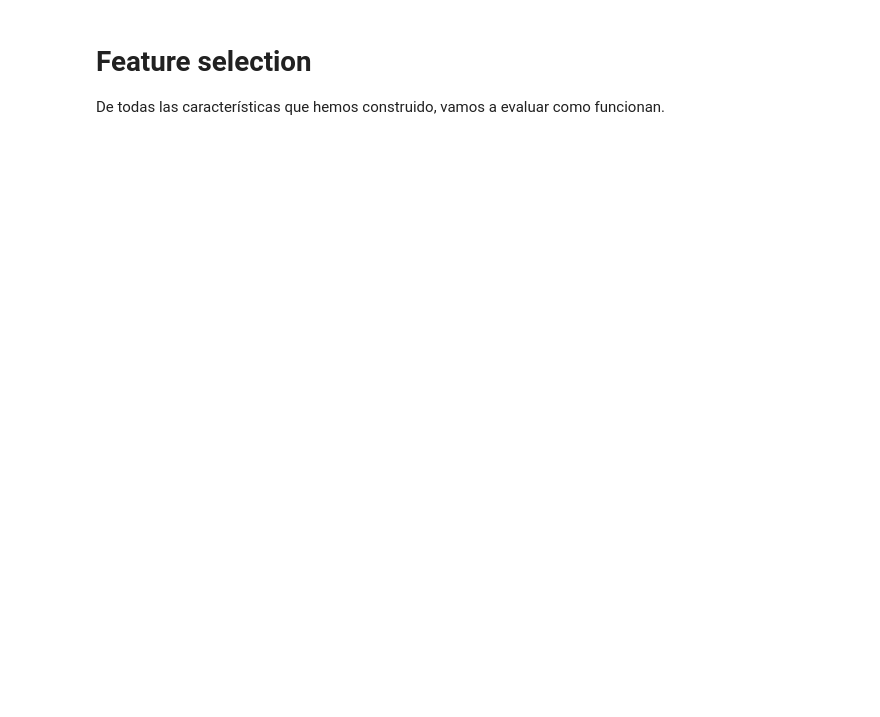
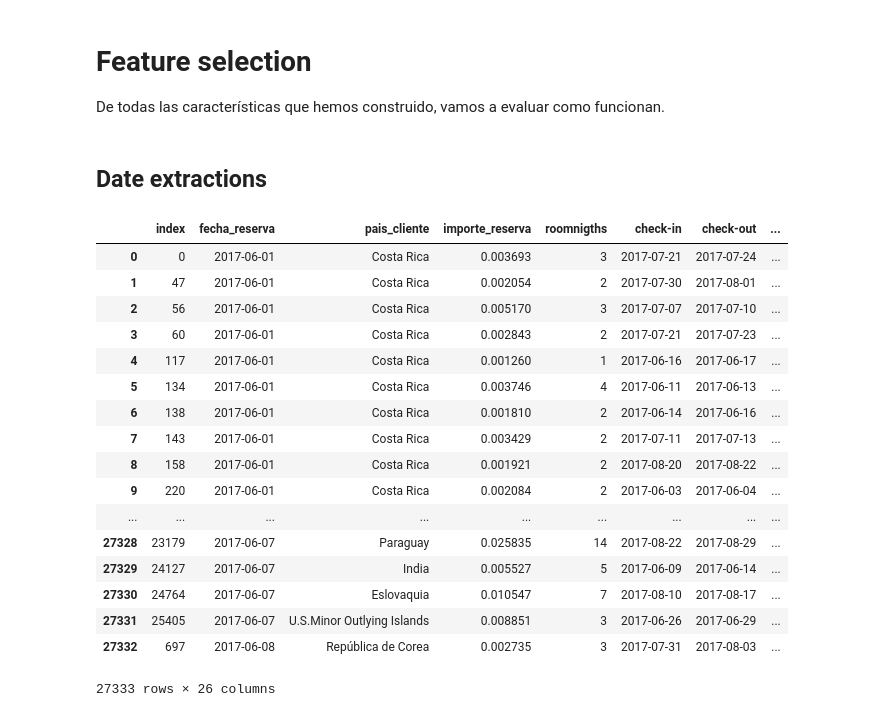
Before and after one commit to truelearning/hackathon-barcelo, a Jupyter notebook: Feature Engineering and Selection.ipynb, the cells around one changed output. Cells and saved outputs as stored; diff of their text form; code cells hidden in the pictures; blank space fills up the shorter version.

Commit message:
Date extraction

```diff
--- a/Feature Engineering and Selection.ipynb
+++ b/Feature Engineering and Selection.ipynb
@@ -31,3 +47,37 @@ df = df.merge(mean_country_cancelations, left_on='pais_cliente', right_on='pais_
 # Feature selection
 
 De todas las características que hemos construido, vamos a evaluar como funcionan.
+# %% [markdown]
+## Date extractions
+# %%
+df['fecha_reserva_weekday'] = df.fecha_reserva.dt.weekday
+df['fecha_reserva_day'] = df.fecha_reserva.dt.day
+
+df['checkin_weekday'] = df['check-in'].dt.weekday
+df['checkin_month'] = df['check-in'].dt.month
+df['checkin_day'] = df['check-in'].dt.day
+
+df['checkout_weekday'] = df['check-out'].dt.weekday
+df['checkout_month'] = df['check-out'].dt.month
+df['checkout_day'] = df['check-in'].dt.day
+# %%
+df
+# %% [output]
+|  | index | fecha_reserva | pais_cliente | importe_reserva | roomnigths | check-in | check-out | ... |
+| 0 | 0 | 2017-06-01 | Costa Rica | 0.003693 | 3 | 2017-07-21 | 2017-07-24 | ... |
+| 1 | 47 | 2017-06-01 | Costa Rica | 0.002054 | 2 | 2017-07-30 | 2017-08-01 | ... |
+| 2 | 56 | 2017-06-01 | Costa Rica | 0.005170 | 3 | 2017-07-07 | 2017-07-10 | ... |
+| 3 | 60 | 2017-06-01 | Costa Rica | 0.002843 | 2 | 2017-07-21 | 2017-07-23 | ... |
+| 4 | 117 | 2017-06-01 | Costa Rica | 0.001260 | 1 | 2017-06-16 | 2017-06-17 | ... |
+| 5 | 134 | 2017-06-01 | Costa Rica | 0.003746 | 4 | 2017-06-11 | 2017-06-13 | ... |
+| 6 | 138 | 2017-06-01 | Costa Rica | 0.001810 | 2 | 2017-06-14 | 2017-06-16 | ... |
+| 7 | 143 | 2017-06-01 | Costa Rica | 0.003429 | 2 | 2017-07-11 | 2017-07-13 | ... |
+| 8 | 158 | 2017-06-01 | Costa Rica | 0.001921 | 2 | 2017-08-20 | 2017-08-22 | ... |
+| 9 | 220 | 2017-06-01 | Costa Rica | 0.002084 | 2 | 2017-06-03 | 2017-06-04 | ... |
+| ... | ... | ... | ... | ... | ... | ... | ... | ... |
+| 27328 | 23179 | 2017-06-07 | Paraguay | 0.025835 | 14 | 2017-08-22 | 2017-08-29 | ... |
+| 27329 | 24127 | 2017-06-07 | India | 0.005527 | 5 | 2017-06-09 | 2017-06-14 | ... |
+| 27330 | 24764 | 2017-06-07 | Eslovaquia | 0.010547 | 7 | 2017-08-10 | 2017-08-17 | ... |
+| 27331 | 25405 | 2017-06-07 | U.S.Minor Outlying Islands | 0.008851 | 3 | 2017-06-26 | 2017-06-29 | ... |
+| 27332 | 697 | 2017-06-08 | República de Corea | 0.002735 | 3 | 2017-07-31 | 2017-08-03 | ... |
+27333 rows × 26 columns
```
Also changed, not shown: parts of 3 cells of this notebook.
